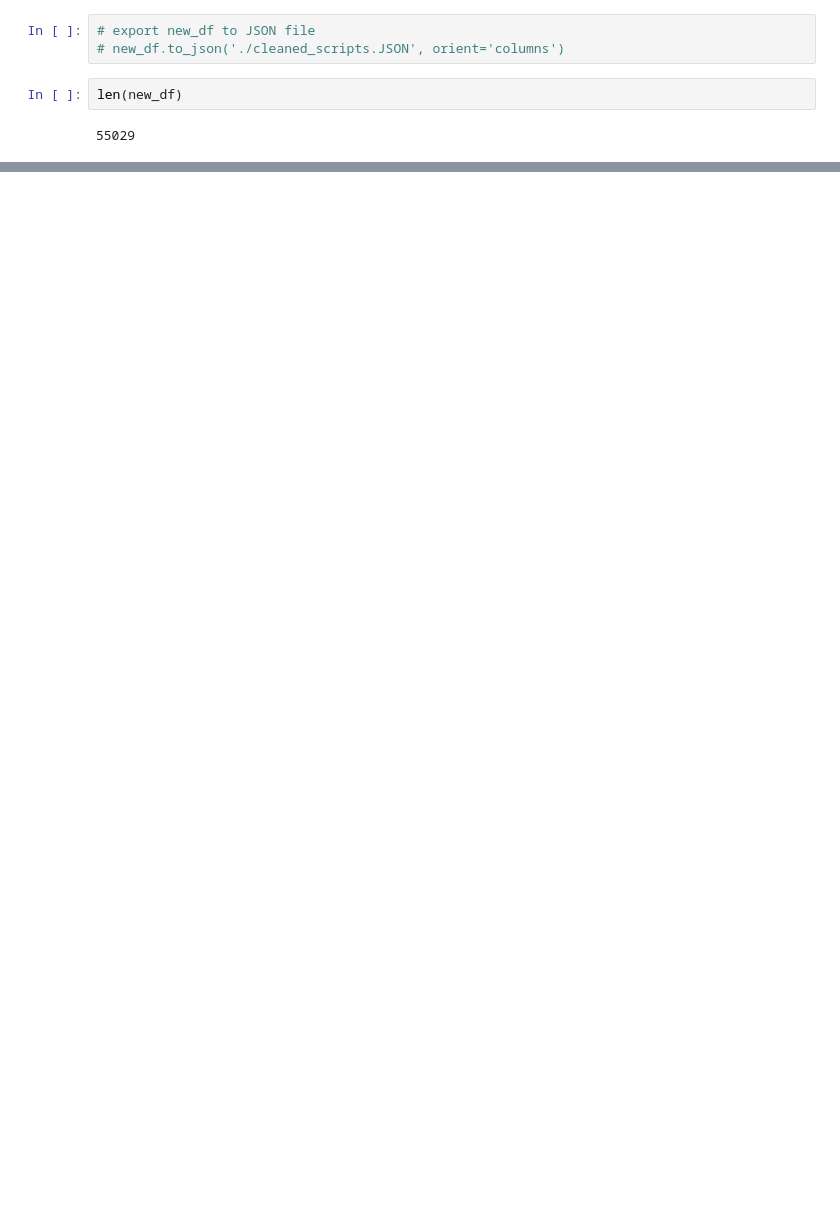
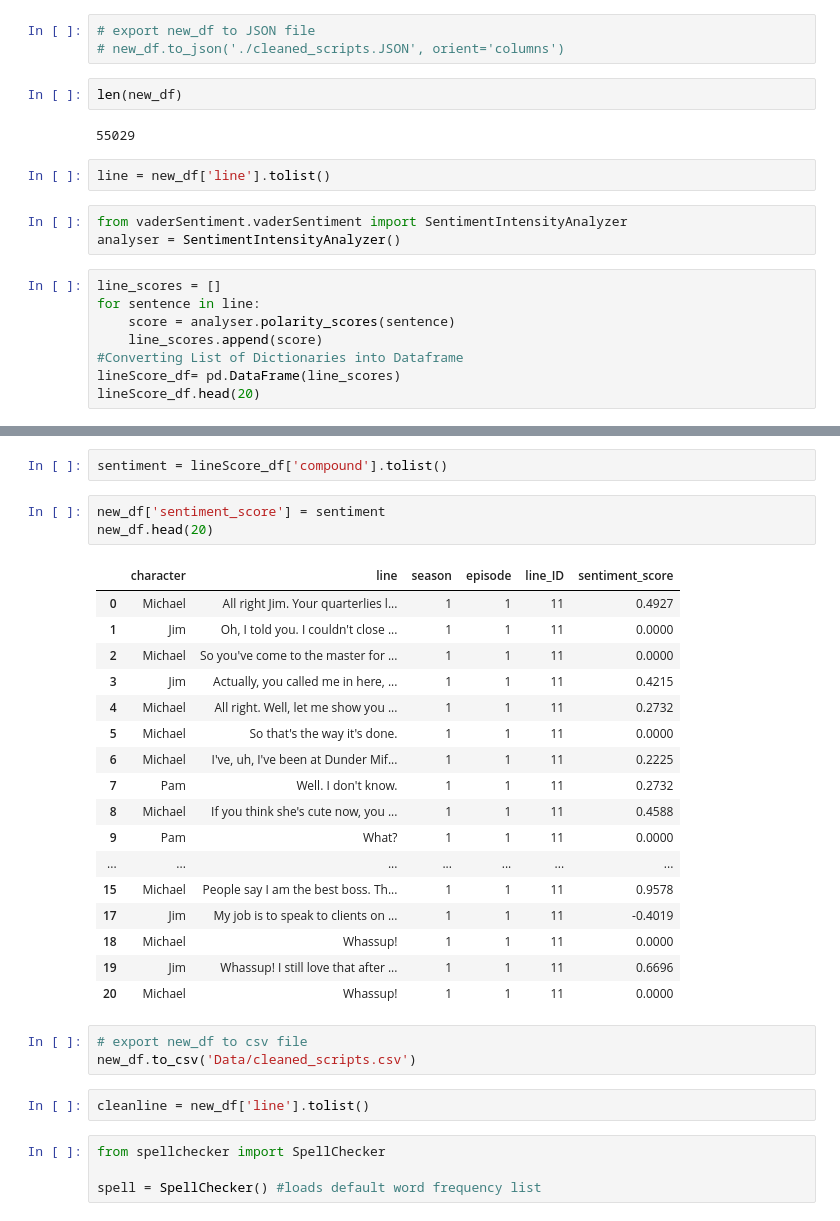
Before and after one commit to Kiehl012/Threat_Level_Midnight, a Jupyter notebook: data_cleaning.ipynb, the cells around one changed output, grey strips where cells are left out. Drawn from its saved outputs; the diff is of its cells as text; blank space fills up the shorter version.

```diff
--- a/data_cleaning.ipynb
+++ b/data_cleaning.ipynb
@@ -619,3 +624,16 @@ new_df.to_csv('./cleaned_scripts.csv')
 len(new_df)
 # %% [output]
 55029
+# %%
+line = new_df['line'].tolist()
+# %%
+from vaderSentiment.vaderSentiment import SentimentIntensityAnalyzer
+analyser = SentimentIntensityAnalyzer()
+# %%
+line_scores = []
+for sentence in line:
+    score = analyser.polarity_scores(sentence)
+    line_scores.append(score)
+#Converting List of Dictionaries into Dataframe
+lineScore_df= pd.DataFrame(line_scores)
+lineScore_df.head(20)
@@ -621,0 +658,32 @@ len(new_df)
+# %%
+sentiment = lineScore_df['compound'].tolist()
+# %%
+new_df['sentiment_score'] = sentiment
+new_df.head(20)
+# %% [output]
+|  | character | line | season | episode | line_ID | sentiment_score |
+| 0 | Michael | All right Jim. Your quarterlies l... | 1 | 1 | 11 | 0.4927 |
+| 1 | Jim | Oh, I told you. I couldn't close ... | 1 | 1 | 11 | 0.0000 |
+| 2 | Michael | So you've come to the master for ... | 1 | 1 | 11 | 0.0000 |
+| 3 | Jim | Actually, you called me in here, ... | 1 | 1 | 11 | 0.4215 |
+| 4 | Michael | All right. Well, let me show you ... | 1 | 1 | 11 | 0.2732 |
+| 5 | Michael | So that's the way it's done. | 1 | 1 | 11 | 0.0000 |
+| 6 | Michael | I've, uh, I've been at Dunder Mif... | 1 | 1 | 11 | 0.2225 |
+| 7 | Pam | Well. I don't know. | 1 | 1 | 11 | 0.2732 |
+| 8 | Michael | If you think she's cute now, you ... | 1 | 1 | 11 | 0.4588 |
+| 9 | Pam | What? | 1 | 1 | 11 | 0.0000 |
+| ... | ... | ... | ... | ... | ... | ... |
+| 15 | Michael | People say I am the best boss. Th... | 1 | 1 | 11 | 0.9578 |
+| 17 | Jim | My job is to speak to clients on ... | 1 | 1 | 11 | -0.4019 |
+| 18 | Michael | Whassup! | 1 | 1 | 11 | 0.0000 |
+| 19 | Jim | Whassup! I still love that after ... | 1 | 1 | 11 | 0.6696 |
+| 20 | Michael | Whassup! | 1 | 1 | 11 | 0.0000 |
+# %%
+# export new_df to csv file
+new_df.to_csv('Data/cleaned_scripts.csv')
+# %%
+cleanline = new_df['line'].tolist()
+# %%
+from spellchecker import SpellChecker
+
+spell = SpellChecker() #loads default word frequency list
```
Also changed, not shown: parts of 5 cells of this notebook, 6 other files.
